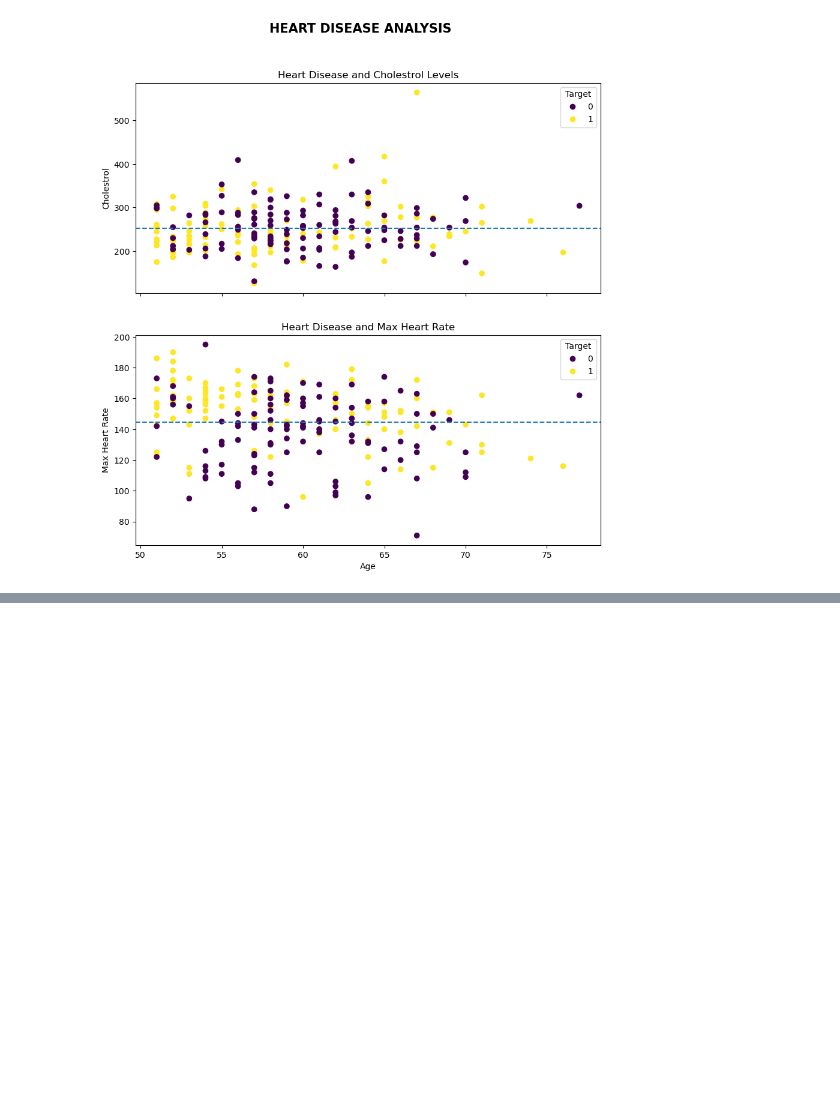
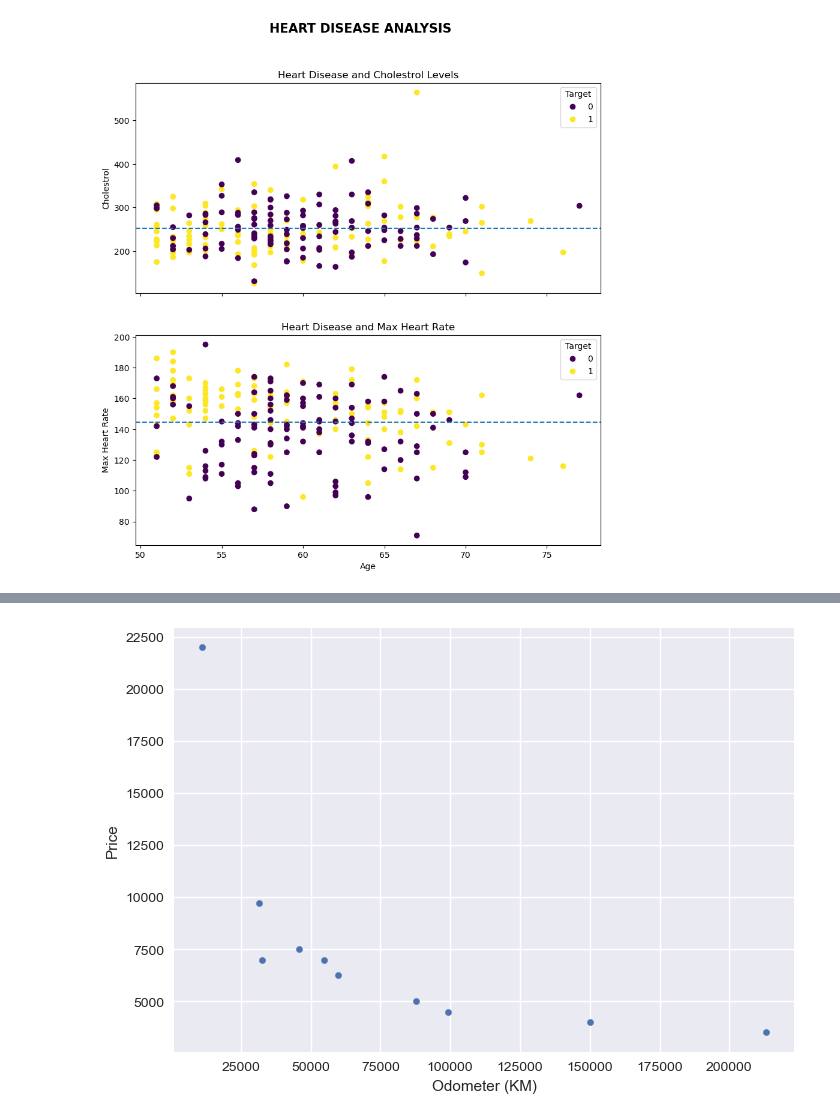
Before and after one commit to otinabrayo/IntroToPandas, a Jupyter notebook: IntroToMatplotLib.ipynb, the cells around one changed output, grey strips where cells are left out. Drawn from its saved outputs; the diff is of its cells as text; code cells hidden in the pictures; blank space fills up the shorter version.

```diff
--- a/IntroToMatplotLib.ipynb
+++ b/IntroToMatplotLib.ipynb
@@ -456,0 +491,7 @@ plt.show()
+# %%
+carSales2.plot(x="Odometer (KM)",
+               y="Price",
+               kind="scatter")
+plt.show()
+# %% [output]
+[figure, added]
```
Also changed, not shown: parts of 24 cells of this notebook, 1 other file.
